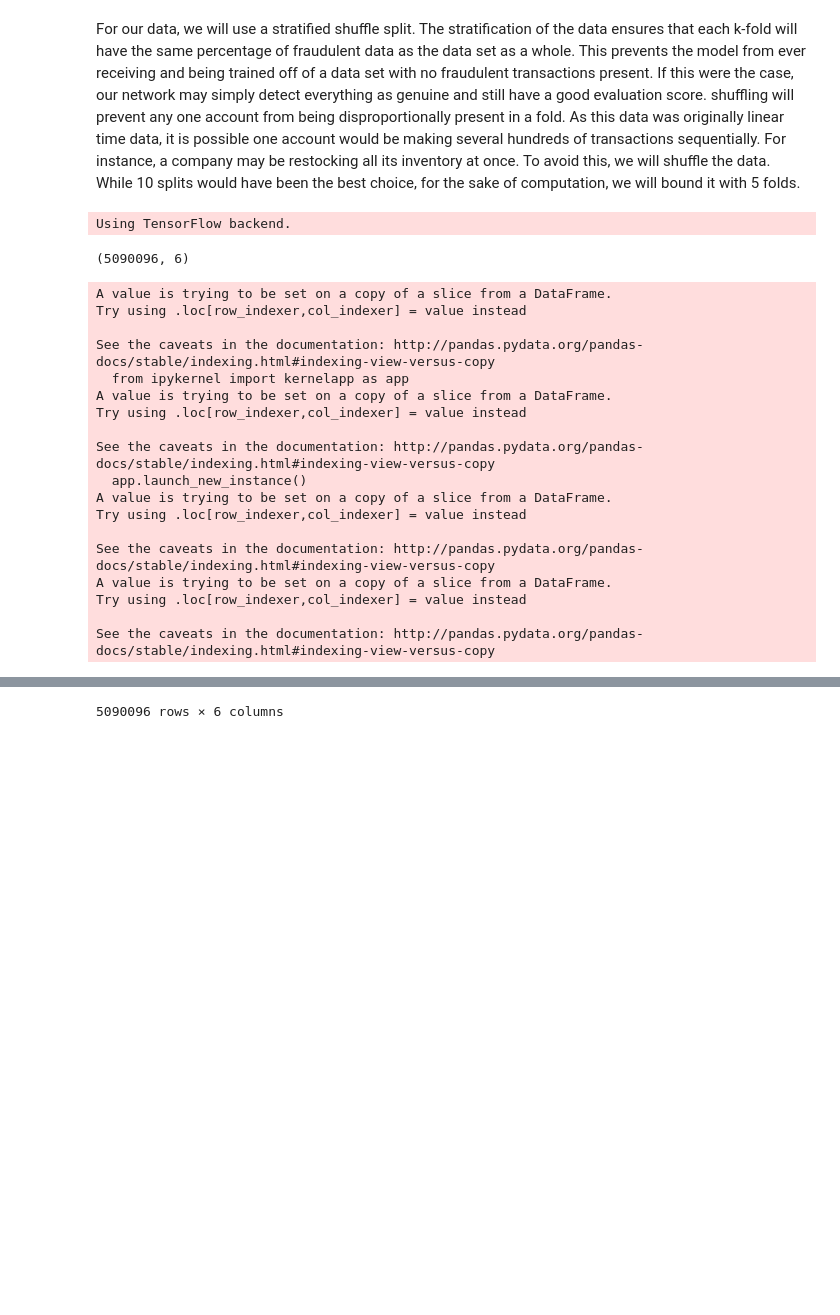
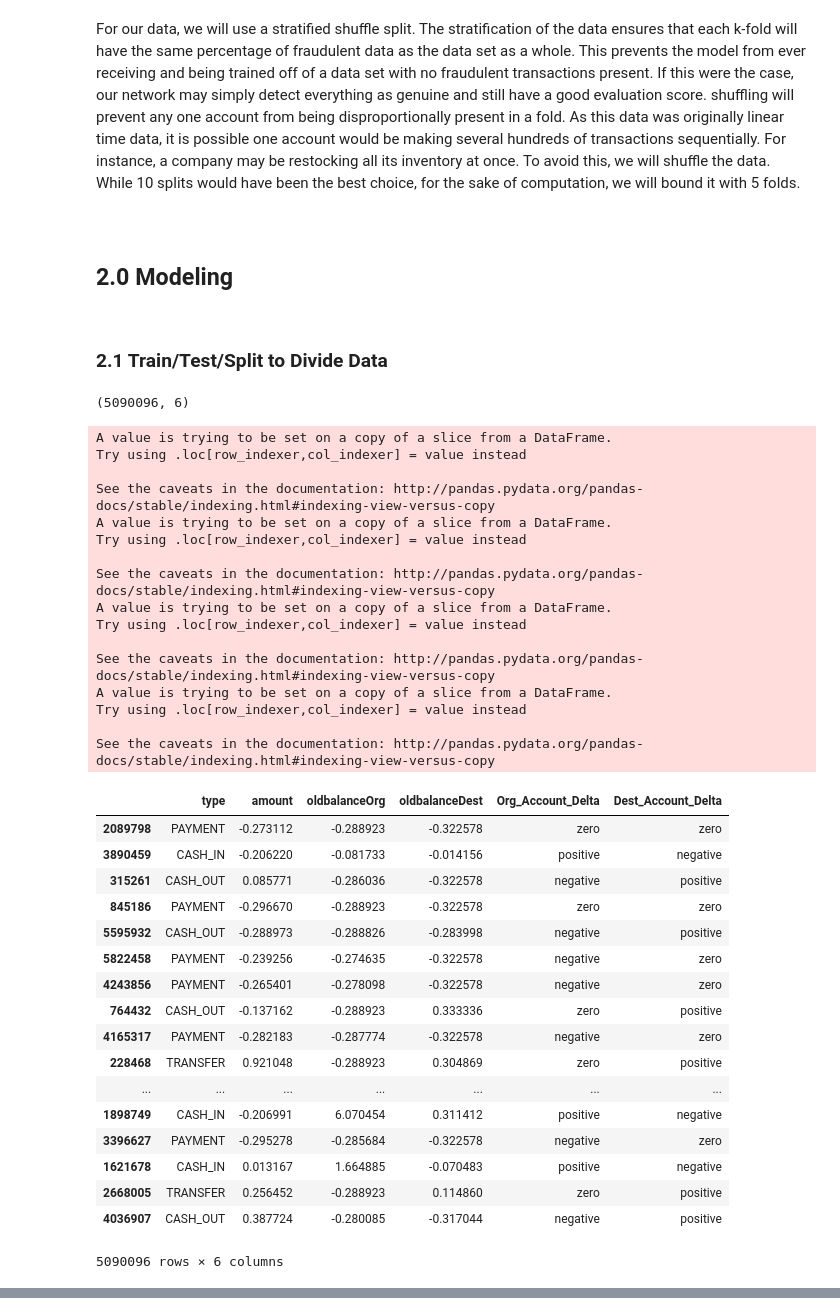
Before and after one commit to michaelcwatts123/JLab, a Jupyter notebook: Lab5/Lab5.ipynb, the cells around one changed output, grey strips where cells are left out. Cells and saved outputs as stored; diff of their text form; code cells hidden in the pictures; blank space fills up the shorter version.

Commit message:
Second network using functions from first

```diff
--- a/Lab5/Lab5.ipynb
+++ b/Lab5/Lab5.ipynb
@@ -136,6 +136,10 @@ y = finData.isFraud
 finData.drop(columns=['isFraud'], inplace=True)
 X = finData
 cv = StratifiedShuffleSplit(n_splits=5, random_state=1)
+# %% [markdown]
+<br><h2> 2.0 Modeling </h2>
+# %% [markdown]
+<h3> 2.1 Train/Test/Split to Divide Data </h3>
 # %%
 from keras.models import Sequential
 from keras.layers import Dense, Activation, Input
@@ -144,52 +148,77 @@ from keras.layers import concatenate
 from keras.models import Model
 from sklearn.model_selection import train_test_split
 from sklearn.preprocessing import OneHotEncoder
 import scipy
+
 X_train, X_test, y_train, y_test = train_test_split(X, y, test_size=0.20)
 X_train_ints = X_train.copy()
 X_test_ints = X_test.copy()
 print(X_train.shape)
-ohe = OneHotEncoder()
-for col in ['amount', 'oldbalanceOrg', 'oldbalanceDest']:
+
+categorical_headers = ['type', 'Org_Account_Delta', 'Dest_Account_Delta']
+numeric_headers = ['amount', 'oldbalanceOrg', 'oldbalanceDest']
+
+# standard scale numeric columns
+for col in numeric_headers:
     X_train[col] = X_train[col].astype(np.float)
     X_test[col] = X_test[col].astype(np.float)
 
     ss = StandardScaler()
     X_train[col] = ss.fit_transform(X_train[col].values.reshape(-1, 1))
     X_test[col] = ss.transform(X_test[col].values.reshape(-1, 1))
+
+
 for col in ['type', 'Org_Account_Delta', 'Dest_Account_Delta']:
     train_labels, train_levels = pd.factorize(X_train[col])
     test_labels, test_levels = pd.factorize(X_test[col])
     X_train_ints[col] = train_labels
     X_test_ints[col] = test_labels
+
+ohe = OneHotEncoder()
 X_train_ohe = ohe.fit_transform(X_train_ints[['type', 'Org_Account_Delta', 'Dest_Account_Delta']].values)
 X_test_ohe = ohe.transform(X_test_ints[['type', 'Org_Account_Delta', 'Dest_Account_Delta']].values)
+
 X_train_num =  X_train[['amount', 'oldbalanceOrg', 'oldbalanceDest']].values
 X_test_num = X_test[['amount', 'oldbalanceOrg', 'oldbalanceDest']].values
 #X_train = X_train.values
 #X_test = X_test.values
 #y_train = y_train.values
 #y_test = y_test.values
 X_train_num.shape
 X_train
 # %% [output]
-Using TensorFlow backend.
+(5090096, 6)
-(5090096, 6)
+A value is trying to be set on a copy of a slice from a DataFrame.
+Try using .loc[row_indexer,col_indexer] = value instead
+
+See the caveats in the documentation: http://pandas.pydata.org/pandas-docs/stable/indexing.html#indexing-view-versus-copy
+A value is trying to be set on a copy of a slice from a DataFrame.
+Try using .loc[row_indexer,col_indexer] = value instead
+
+See the caveats in the documentation: http://pandas.pydata.org/pandas-docs/stable/indexing.html#indexing-view-versus-copy
+A value is trying to be set on a copy of a slice from a DataFrame.
+Try using .loc[row_indexer,col_indexer] = value instead
+
+See the caveats in the documentation: http://pandas.pydata.org/pandas-docs/stable/indexing.html#indexing-view-versus-copy
+A value is trying to be set on a copy of a slice from a DataFrame.
+Try using .loc[row_indexer,col_indexer] = value instead
+
+See the caveats in the documentation: http://pandas.pydata.org/pandas-docs/stable/indexing.html#indexing-view-versus-copy
+|  | type | amount | oldbalanceOrg | oldbalanceDest | Org_Account_Delta | Dest_Account_Delta |
+| 2089798 | PAYMENT | -0.273112 | -0.288923 | -0.322578 | zero | zero |
+| 3890459 | CASH_IN | -0.206220 | -0.081733 | -0.014156 | positive | negative |
+| 315261 | CASH_OUT | 0.085771 | -0.286036 | -0.322578 | negative | positive |
+| 845186 | PAYMENT | -0.296670 | -0.288923 | -0.322578 | zero | zero |
+| 5595932 | CASH_OUT | -0.288973 | -0.288826 | -0.283998 | negative | positive |
+| 5822458 | PAYMENT | -0.239256 | -0.274635 | -0.322578 | negative | zero |
+| 4243856 | PAYMENT | -0.265401 | -0.278098 | -0.322578 | negative | zero |
+| 764432 | CASH_OUT | -0.137162 | -0.288923 | 0.333336 | zero | positive |
+| 4165317 | PAYMENT | -0.282183 | -0.287774 | -0.322578 | negative | zero |
+| 228468 | TRANSFER | 0.921048 | -0.288923 | 0.304869 | zero | positive |
+| ... | ... | ... | ... | ... | ... | ... |
+| 1898749 | CASH_IN | -0.206991 | 6.070454 | 0.311412 | positive | negative |
+| 3396627 | PAYMENT | -0.295278 | -0.285684 | -0.322578 | negative | zero |
+| 1621678 | CASH_IN | 0.013167 | 1.664885 | -0.070483 | positive | negative |
+| 2668005 | TRANSFER | 0.256452 | -0.288923 | 0.114860 | zero | positive |
+| 4036907 | CASH_OUT | 0.387724 | -0.280085 | -0.317044 | negative | positive |
-A value is trying to be set on a copy of a slice from a DataFrame.
-Try using .loc[row_indexer,col_indexer] = value instead
-
-See the caveats in the documentation: http://pandas.pydata.org/pandas-docs/stable/indexing.html#indexing-view-versus-copy
-  from ipykernel import kernelapp as app
-A value is trying to be set on a copy of a slice from a DataFrame.
-Try using .loc[row_indexer,col_indexer] = value instead
-
-See the caveats in the documentation: http://pandas.pydata.org/pandas-docs/stable/indexing.html#indexing-view-versus-copy
-  app.launch_new_instance()
-A value is trying to be set on a copy of a slice from a DataFrame.
-Try using .loc[row_indexer,col_indexer] = value instead
-
-See the caveats in the documentation: http://pandas.pydata.org/pandas-docs/stable/indexing.html#indexing-view-versus-copy
-A value is trying to be set on a copy of a slice from a DataFrame.
-Try using .loc[row_indexer,col_indexer] = value instead
-
-See the caveats in the documentation: http://pandas.pydata.org/pandas-docs/stable/indexing.html#indexing-view-versus-copy
+5090096 rows × 6 columns
@@ -213,4 +225,3 @@ See the caveats in the documentation: http://pandas.pydata.org/pandas-docs/stabl
-5090096 rows × 6 columns
 # %%
 import tensorflow as tf
 from keras.wrappers.scikit_learn import KerasClassifier
```
Also changed, not shown: parts of 17 cells of this notebook.
